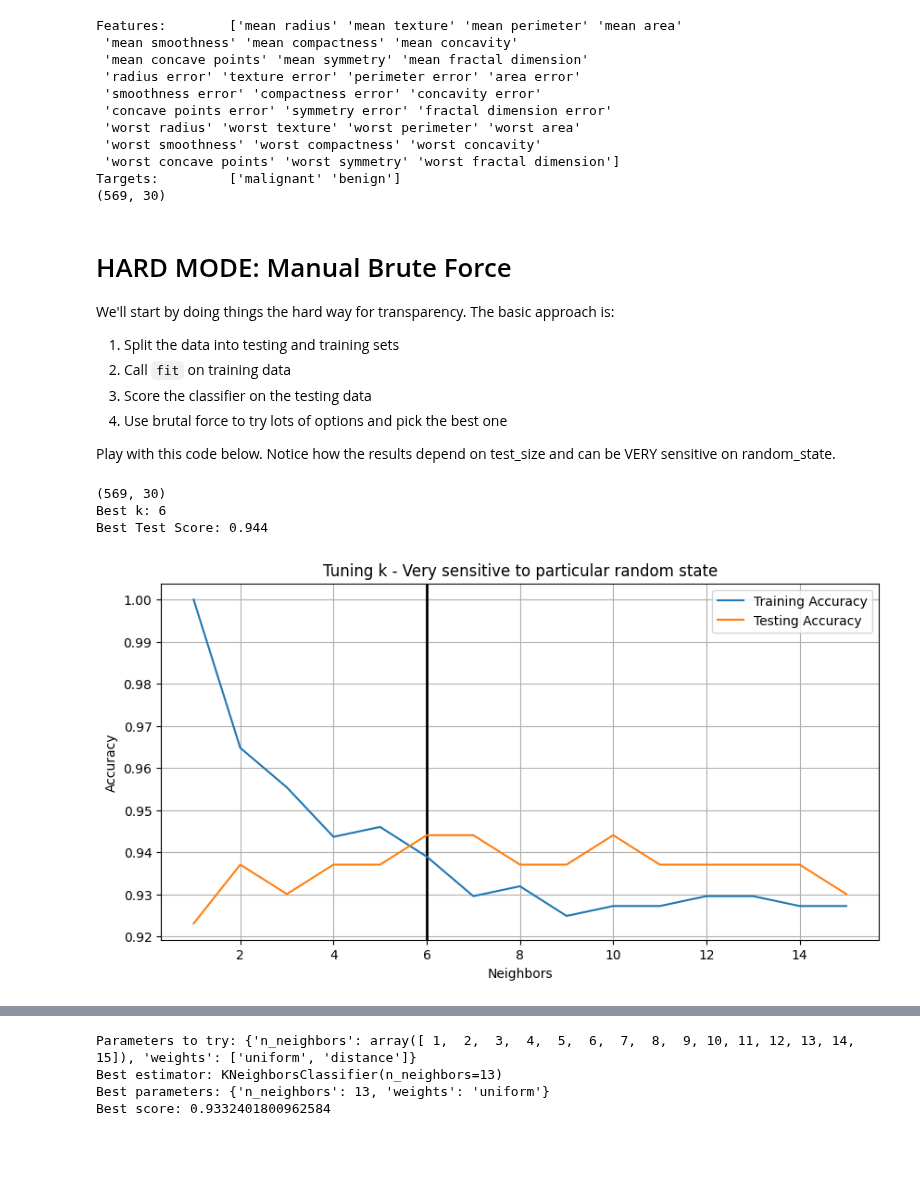
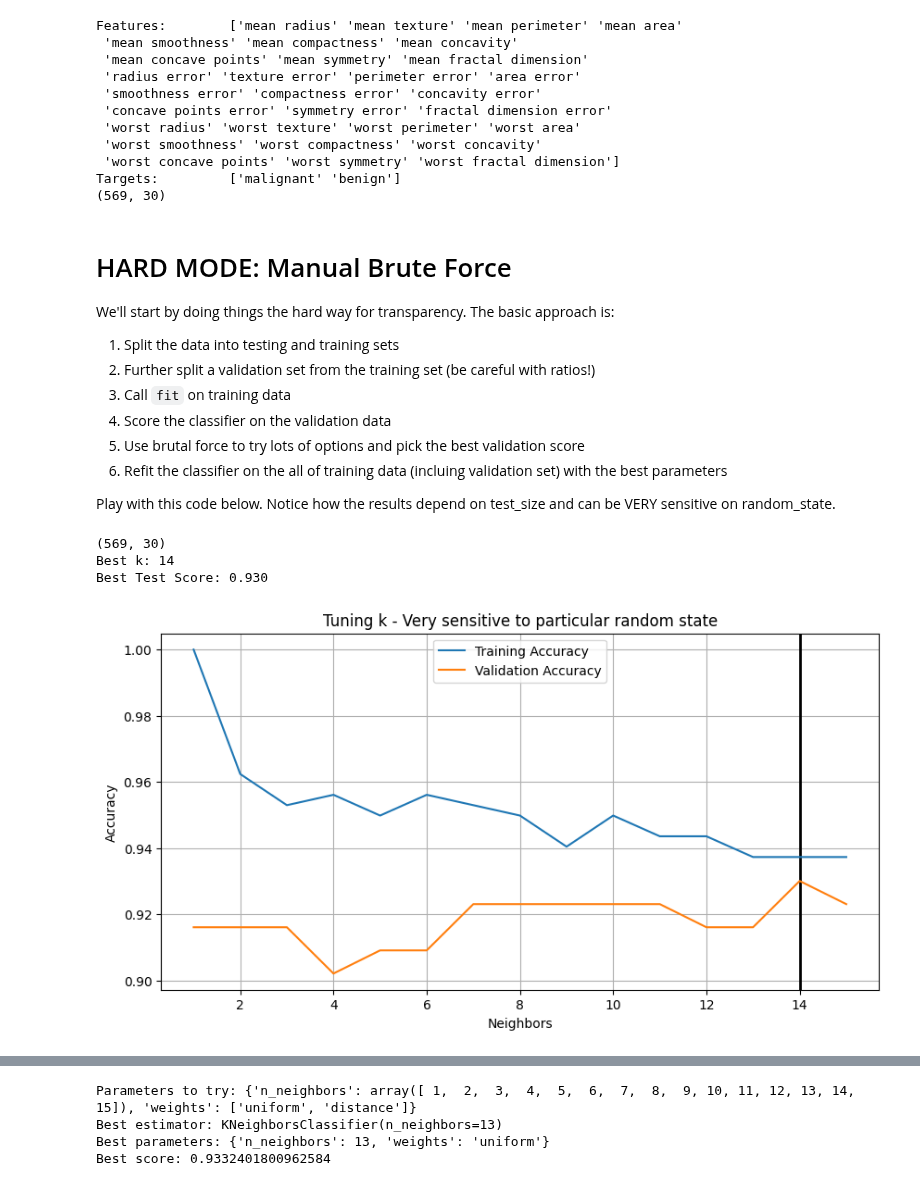
Before and after one commit to mdaugherity/MachineLearning2024, a Jupyter notebook: tutorial/Tutorial_06_Tuning_and_Evaluation.ipynb, the cells around one changed output, grey strips where cells are left out. Saved outputs shown, nothing was run; the diff lists cells and outputs as text; code cells hidden in the pictures; blank space fills up the shorter version.

````diff
--- a/tutorial/Tutorial_06_Tuning_and_Evaluation.ipynb
+++ b/tutorial/Tutorial_06_Tuning_and_Evaluation.ipynb
@@ -102,47 +102,52 @@ Targets:         ['malignant' 'benign']
 # HARD MODE: Manual Brute Force
 We'll start by doing things the hard way for transparency.  The basic approach is:
 1.  Split the data into testing and training sets
+1.  Further split a validation set from the training set (be careful with ratios!)
 1.  Call ```fit``` on training data
-1.  Score the classifier on the testing data
-1.  Use brutal force to try lots of options and pick the best one
+1.  Score the classifier on the validation data
+1.  Use brutal force to try lots of options and pick the best validation score
+1.  Refit the classifier on the all of training data (incluing validation set) with the best parameters
 
 Play with this code below.  Notice how the results depend on test_size and can be VERY sensitive on random_state.
 # %%
 # Run this with and without random_state
-X_train, X_test, y_train, y_test = model_selection.train_test_split(X, y) #random_state=1)
+X_trainall, X_test, y_trainall, y_test = model_selection.train_test_split(X, y) #random_state=1)
+X_train, X_val, y_train, y_val = model_selection.train_test_split(X_trainall, y_trainall) #random_state=1)
 print(X.shape)
 
 KLIST = np.arange(1,16)
 
 # DOING THIS THE HARD WAY--don't use this method
 # Manually check lots of values of k to find the best test score
 train_scores = np.zeros_like(KLIST,dtype=float)  # don't want INTs here!
-test_scores =  np.zeros_like(KLIST,dtype=float)
+val_scores =  np.zeros_like(KLIST,dtype=float)
 for i,k in enumerate(KLIST):
   clf = neighbors.KNeighborsClassifier(n_neighbors=k)
   clf.fit(X_train,y_train)
-  test_scores[i] = clf.score(X_test,y_test)
+  val_scores[i] = clf.score(X_test,y_test)
   train_scores[i] = clf.score(X_train,y_train)
 
-best_k = KLIST[test_scores.argmax()]
+best_k = KLIST[val_scores.argmax()]
 print(f"Best k: {best_k}")
-print(f"Best Test Score: {test_scores.max():0.3f}")
+print(f"Best Test Score: {val_scores.max():0.3f}")
+clf = neighbors.KNeighborsClassifier(n_neighbors=best_k)
+clf.fit(X_trainall,y_trainall) # refit with best parameter
 
 plt.figure(figsize=(10,5))
 plt.axvline(best_k, color='black', lw=2) # draw black line behind best params
 plt.plot(KLIST, train_scores, label='Training Accuracy')
-plt.plot(KLIST, test_scores, label='Testing Accuracy')
+plt.plot(KLIST, val_scores, label='Validation Accuracy')
 plt.legend()
 plt.xlabel('Neighbors')
 plt.ylabel('Accuracy')
 plt.title('Tuning k - Very sensitive to particular random state')
 plt.grid()
 plt.show()
 # %% [output]
 (569, 30)
-Best k: 6
-Best Test Score: 0.944
+Best k: 14
+Best Test Score: 0.930
-[figure, old version]
+[figure, new version]
 # %% [markdown]
 # EASY MODE: Cross Valildation Grid Search
 
````
Also changed, not shown: parts of 9 cells of this notebook.
